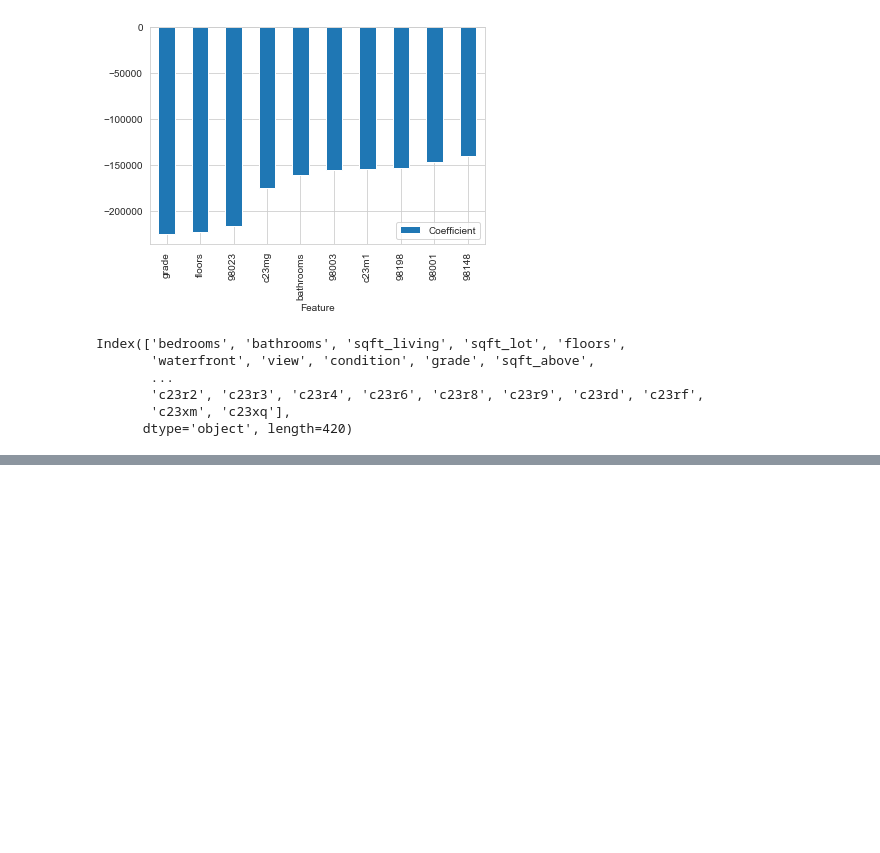
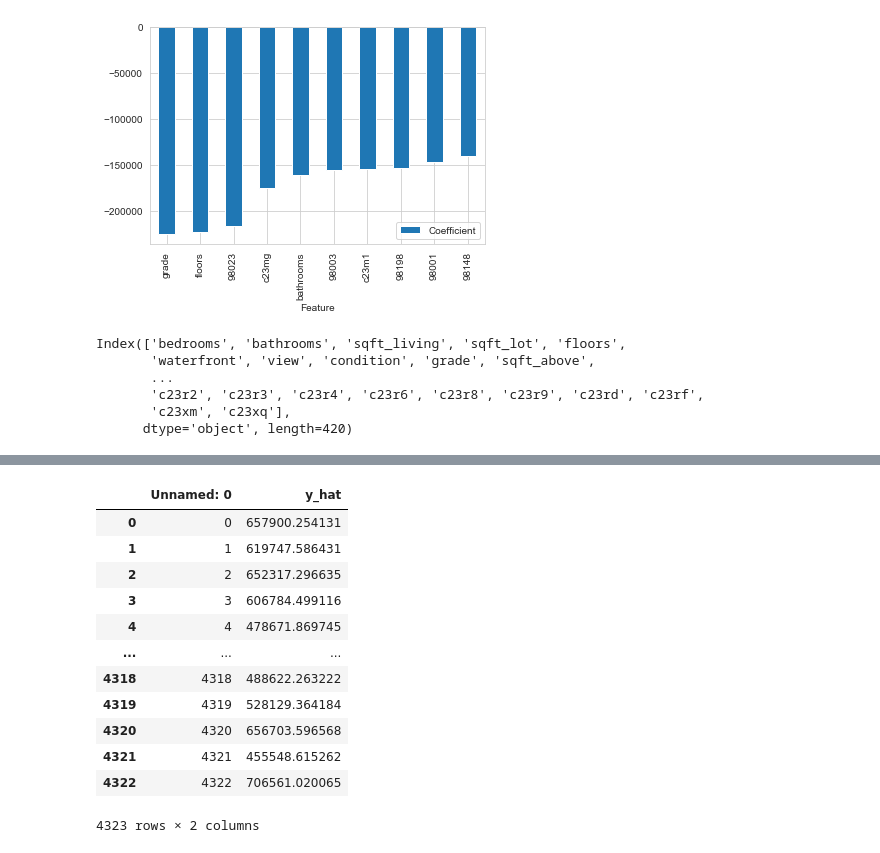
Before and after one commit to SlimHintz/King-County-Housing, a Jupyter notebook: finalModel.ipynb, the cells around one changed output, grey strips where cells are left out. Drawn from its saved outputs; the diff is of its cells as text; code cells hidden in the pictures; blank space fills up the shorter version.

```diff
--- a/finalModel.ipynb
+++ b/finalModel.ipynb
@@ -1173,0 +1190,16 @@ Index(['bedrooms', 'bathrooms', 'sqft_living', 'sqft_lot', 'floors',
+# %%
+pd.read_csv('./model/housing_preds_Tim_hintz.csv')
+# %% [output]
+|  | Unnamed: 0 | y_hat |
+| 0 | 0 | 657900.254131 |
+| 1 | 1 | 619747.586431 |
+| 2 | 2 | 652317.296635 |
+| 3 | 3 | 606784.499116 |
+| 4 | 4 | 478671.869745 |
+| ... | ... | ... |
+| 4318 | 4318 | 488622.263222 |
+| 4319 | 4319 | 528129.364184 |
+| 4320 | 4320 | 656703.596568 |
+| 4321 | 4321 | 455548.615262 |
+| 4322 | 4322 | 706561.020065 |
+4323 rows × 2 columns
```
Also changed, not shown: parts of 1 cell of this notebook.
